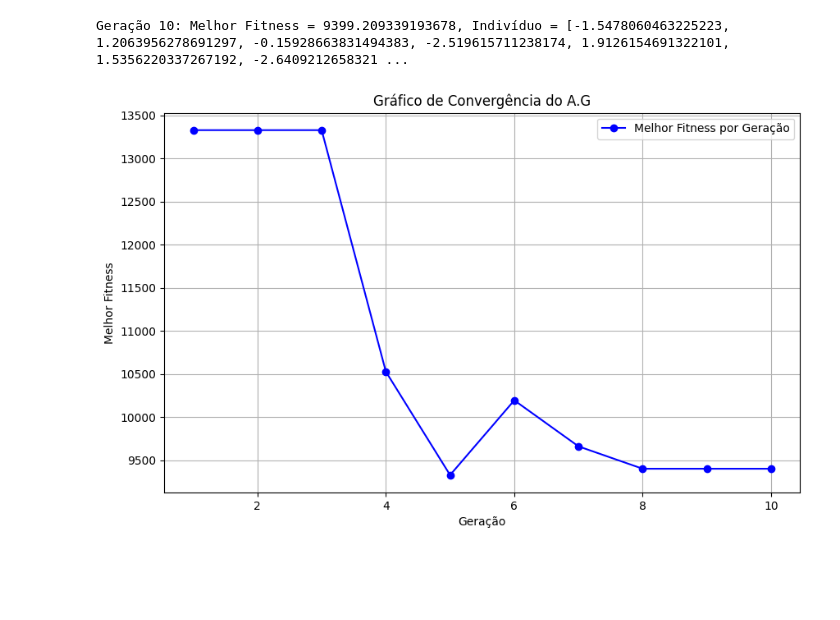
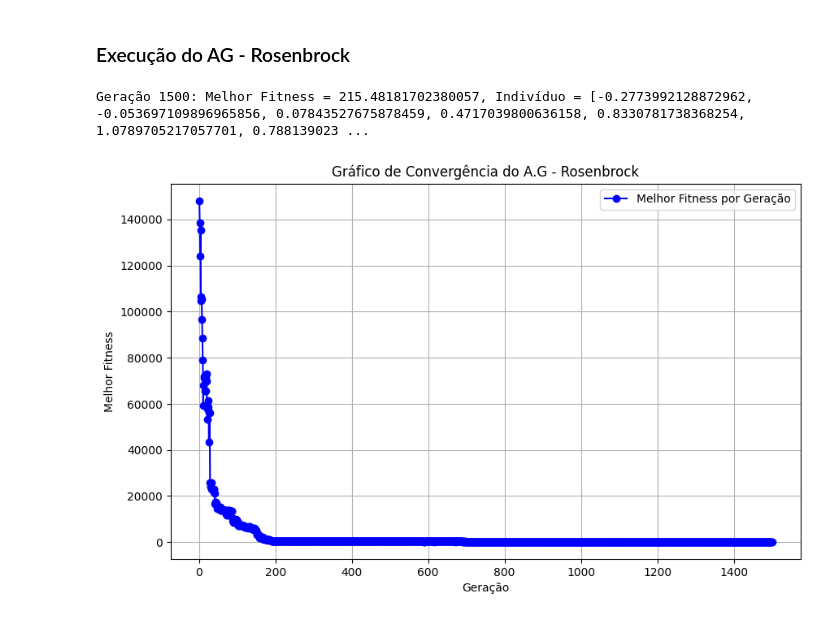
Before and after one commit to Guiioff/Algoritmos-Otimizacao, a Jupyter notebook: alg_genetico.ipynb, the cells around one changed output. Saved outputs shown, nothing was run; the diff lists cells and outputs as text; code cells hidden in the pictures; blank space fills up the shorter version.

Commit message:
AG - Criação dos gráficos de convergência e boxplots dos cenários de execução

```diff
--- a/alg_genetico.ipynb
+++ b/alg_genetico.ipynb
@@ -15,6 +15,9 @@ class AlgoritmoGenetico:
         self.taxa_de_cruzamento = taxa_de_cruzamento
         self.taxa_de_mutacao = taxa_de_mutacao
         self.qtd_geracoes = qtd_geracoes
+
+        self.melhor_individuo = []
+        self.best_fitness = 0
 
     def gerar_individuo(self):
         return [random.uniform(self.limite_min, self.limite_max) for i in range(self.dimensoes)]
@@ -152,11 +155,11 @@ class AlgoritmoGenetico:
             populacao = self.mutacao(cruzamento_filhos)
 
             nova_avaliacao = self.avaliar_populacao(populacao)
-            valor_minimo = min(nova_avaliacao)
-            melhor_individuo = populacao[nova_avaliacao.index(valor_minimo)]
-            melhores_fitness.append(valor_minimo)
-
-
-        print(f"Geração {geracao + 1}: Melhor Fitness = {valor_minimo}, Indivíduo = {melhor_individuo}")
+            self.best_fitness = min(nova_avaliacao)
+            self.melhor_individuo = populacao[nova_avaliacao.index(self.best_fitness)]
+            melhores_fitness.append(self.best_fitness)
 
         return melhores_fitness
+
+    def exibir_melhor_individuo(self):
+        print(f"Geração {self.qtd_geracoes}: Melhor Fitness = {self.best_fitness}, Indivíduo = {self.melhor_individuo}")
@@ -163,28 +228,31 @@ class AlgoritmoGenetico:
+# %% [markdown]
+### Execução do AG - Rosenbrock
 # %%
-alg = AlgoritmoGenetico(dimensoes= 10,
+alg = AlgoritmoGenetico(dimensoes= 20,
                         limite_min= -5.12,
                         limite_max= 5.12,
                         tamanho_populacao= 30,
-                        tipo_selecao= 2, # 1 = Proporcional ao Fitness   # 2 = Torneio
+                        tipo_selecao= 1, # 1 = Proporcional ao Fitness   # 2 = Torneio
                         num_fitness= 3,  # 1 = Sphere   2 = Rastrigin  3 = rosenbrock
                         tipo_cruzamento= 1,  # 1 = Cruzamento por 1 ponto     2 = Cruzamento por 2 pontos
                         taxa_de_cruzamento= 0.9,
                         taxa_de_mutacao= 0.01,
-                        qtd_geracoes= 10)
+                        qtd_geracoes= 1500)
 
 best_fitness = alg.executar()
+alg.exibir_melhor_individuo()
 
 x = [i for i in range(1, len(best_fitness) + 1)]
 y = best_fitness
 
 plt.figure(figsize=(10, 6))
 plt.plot(x, y, marker='o', linestyle='-', color='b', label='Melhor Fitness por Geração')
 plt.xlabel('Geração')
 plt.ylabel('Melhor Fitness')
-plt.title('Gráfico de Convergência do A.G')
+plt.title('Gráfico de Convergência do A.G - Rosenbrock')
 plt.legend()
 plt.grid(True)
 plt.show()
 # %% [output]
-Geração 10: Melhor Fitness = 9399.209339193678, Indivíduo = [-1.5478060463225223, 1.2063956278691297, -0.15928663831494383, -2.519615711238174, 1.9126154691322101, 1.5356220337267192, -2.6409212658321 ...
+Geração 1500: Melhor Fitness = 215.48181702380057, Indivíduo = [-0.2773992128872962, -0.053697109896965856, 0.07843527675878459, 0.4717039800636158, 0.8330781738368254, 1.0789705217057701, 0.788139023 ...
-[figure, old version]
+[figure, new version]
```
Also changed, not shown: parts of 17 cells of this notebook.
